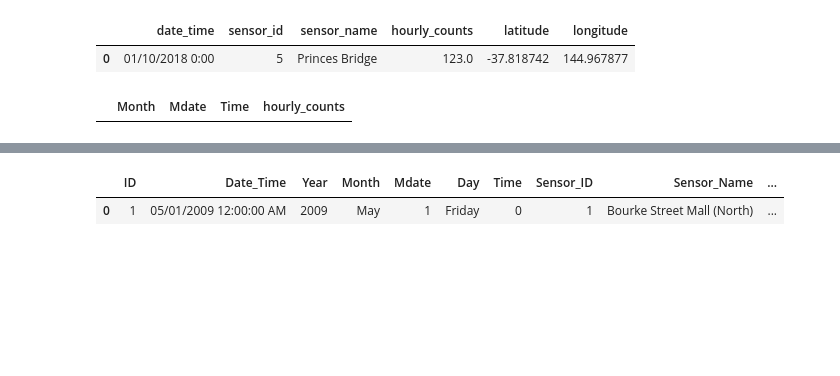
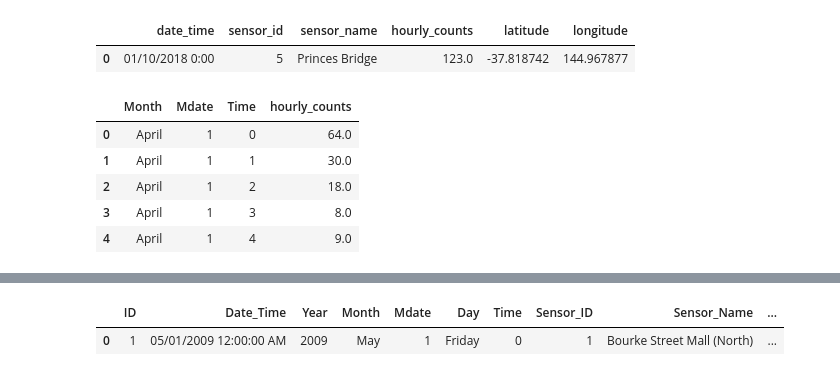
Before and after one commit to Data-plus/CBD-Dashboard, a Jupyter notebook: scripts/Making Prediction.ipynb, the cells around one changed output, grey strips where cells are left out. Cells and saved outputs as stored; diff of their text form; code cells hidden in the pictures; blank space fills up the shorter version.

```diff
--- a/scripts/Making Prediction.ipynb
+++ b/scripts/Making Prediction.ipynb
@@ -652,26 +669,30 @@ for i in range(len(f4)):
 # Append Column
 f4['Day'] = my_day_list
 # %%
-id = 56
-
+id = 17
 models = [2, 3, 4, 10, 13, 17, 22, 29, 35, 43, 47, 49, 52, 58, 59, 104, 109, 110]
 
 pd_temp = pd_all[pd_all['Sensor_ID']==id]
 pd_temp = pd_temp[pd_temp['Year'] == 2018]
 
 pd_temp = pd_temp[(pd_temp['Month']=='April') | (pd_temp['Month']=='May') | (pd_temp['Month']=='June') | (pd_temp['Month']=='July')]
 
 pd_temp = pd_temp.iloc[:,[3,4,6,7,9]]
 pd_temp2 = round(pd_temp.groupby(['Month', 'Mdate','Time'], as_index=False)['Hourly_Counts'].mean())
 pd_temp2['Hourly_Counts'] = round(pd_temp2.iloc[:,-1].apply(lambda x: x + (x/10 * random.randrange(-1,2)*0.1)))
 pd_temp2.tail(10)
 
 custom_dict = {'April':0, 'May':1, 'June':2, 'July':3}
 pd_temp2['rank'] = pd_temp2['Month'].map(custom_dict)
 
 pd_temp2 = pd_temp2.sort_values(['rank', 'Mdate', 'Time'])
 pd_temp2 = pd_temp2.drop(labels=['rank'],axis=1)
 pd_temp2 = pd_temp2.rename(columns={'Hourly_Counts': 'hourly_counts'})
-pd_temp2.tail(1)
+pd_temp2.head()
 # %% [output]
 |  | Month | Mdate | Time | hourly_counts |
+| 0 | April | 1 | 0 | 64.0 |
+| 1 | April | 1 | 1 | 30.0 |
+| 2 | April | 1 | 2 | 18.0 |
+| 3 | April | 1 | 3 | 8.0 |
+| 4 | April | 1 | 4 | 9.0 |
```
Also changed, not shown: parts of 15 cells of this notebook, 4 other files.
